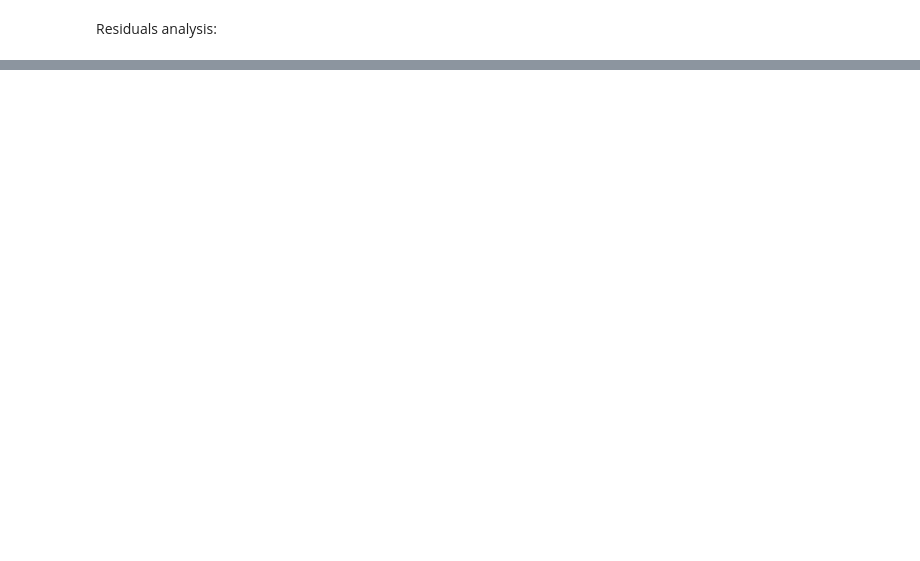
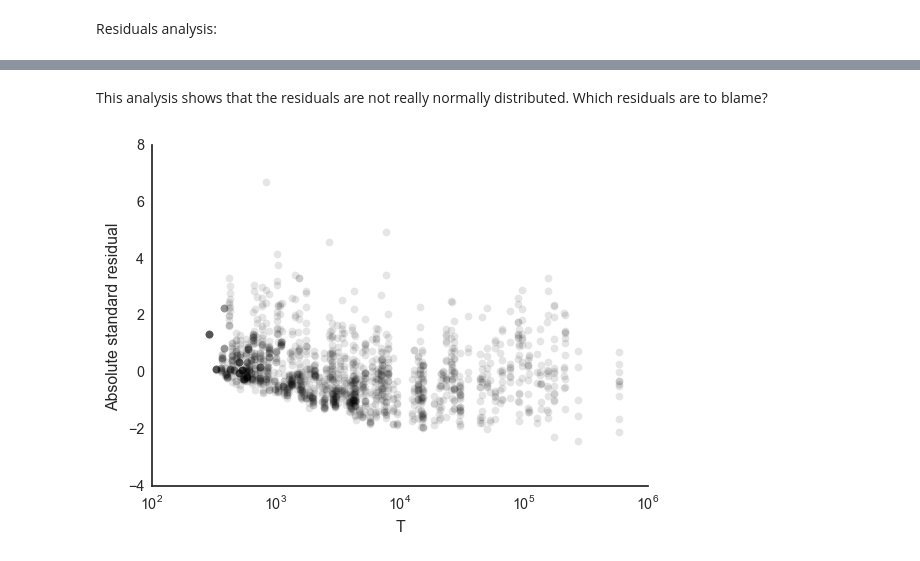
Before and after one commit to yoavram/ipython-notebooks, a Jupyter notebook: exponential regression of adaptation time.ipynb, the cells around one changed output, grey strips where cells are left out. Drawn from its saved outputs; the diff is of its cells as text; code cells hidden in the pictures; blank space fills up the shorter version.

```diff
--- a/exponential regression of adaptation time.ipynb
+++ b/exponential regression of adaptation time.ipynb
@@ -546,0 +560,10 @@ sns.despine()
+# %% [markdown]
+This analysis shows that the residuals are not really normally distributed. Which residuals are to blame?
+# %%
+plt.plot(results.fittedvalues, resid_std, 'ok', alpha=0.1)
+plt.xlabel('T')
+plt.ylabel('Absolute standard residual')
+plt.xscale('log')
+sns.despine()
+# %% [output]
+[figure, added]
```
Also changed, not shown: parts of 16 cells of this notebook.
